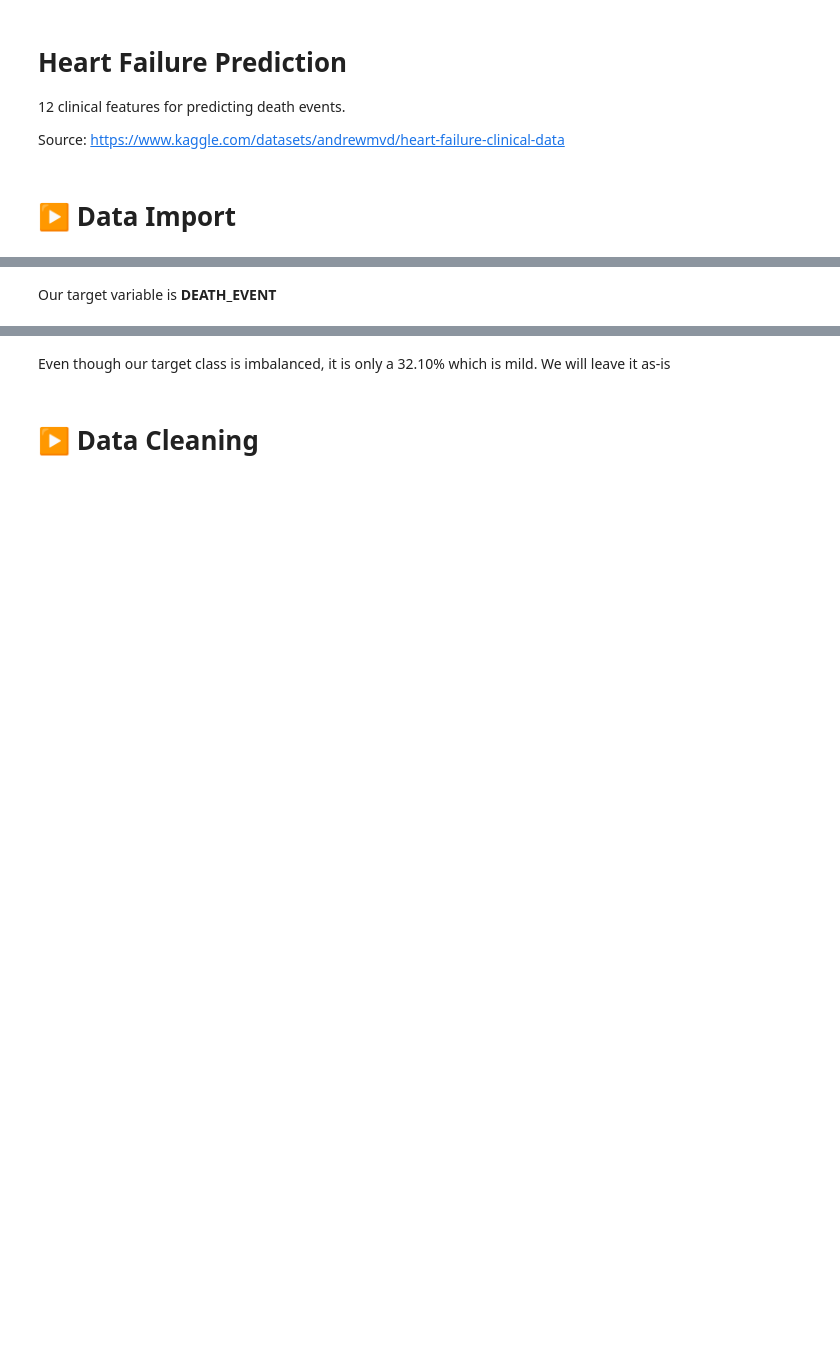
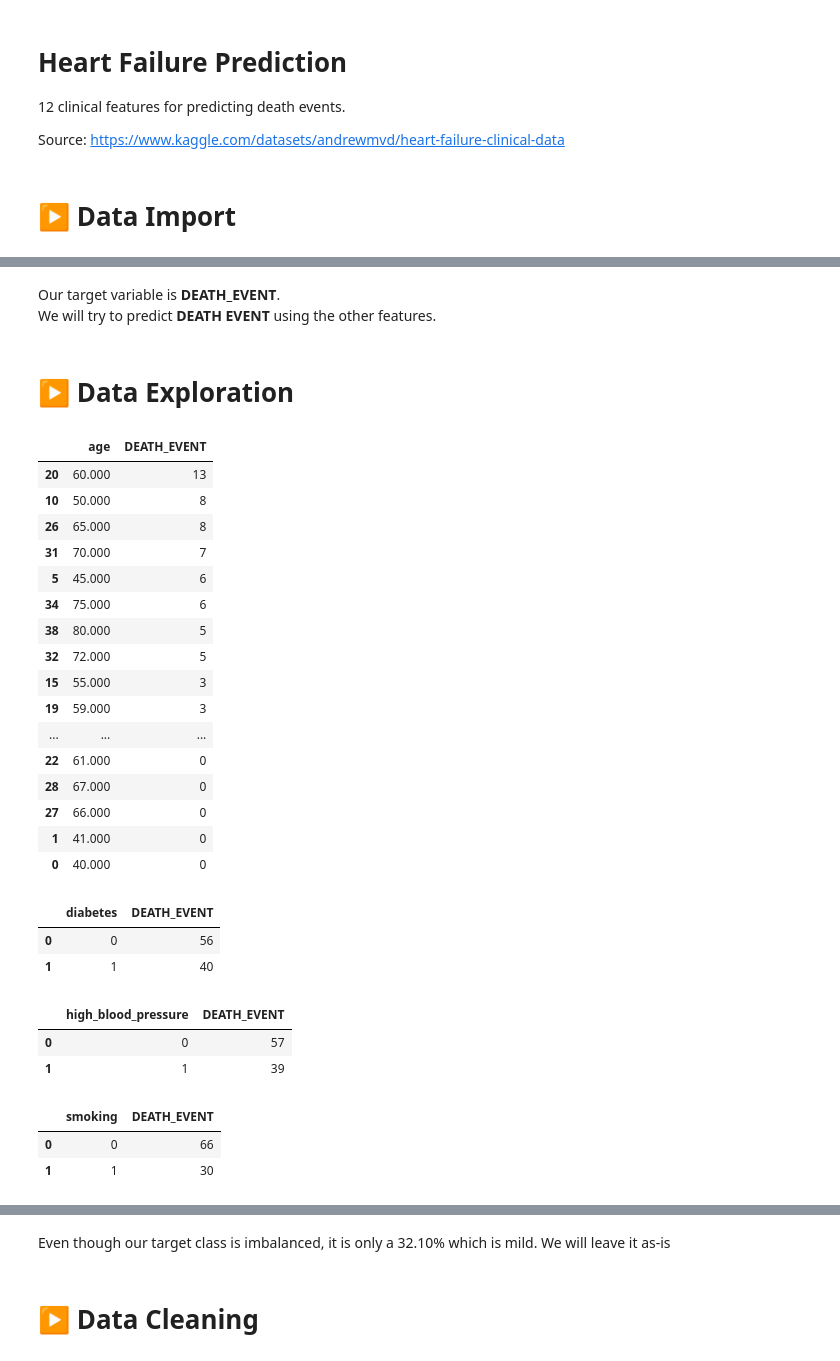
Before and after one commit to baderale/Heart-Failure-Prediction, a Jupyter notebook: Heart Failure Prediction.ipynb, the cells around one changed output, grey strips where cells are left out. Cells and saved outputs as stored; diff of their text form; code cells hidden in the pictures; blank space fills up the shorter version.

```diff
--- a/Heart Failure Prediction.ipynb
+++ b/Heart Failure Prediction.ipynb
@@ -27,5 +65,41 @@ df.shape
 # %% [markdown]
-Our target variable is **DEATH_EVENT**
+Our target variable is **DEATH_EVENT**.
+We will try to predict **DEATH EVENT** using the other features.
+# %% [markdown]
+# ▶  Data Exploration
+# %%
+# Grouping DEATH_EVENT by age
+df.groupby(['age'], as_index=False)['DEATH_EVENT'].sum().sort_values(by='DEATH_EVENT', ascending=False)
+df.groupby(['diabetes'], as_index=False)['DEATH_EVENT'].sum().sort_values(by='DEATH_EVENT', ascending=False)
+df.groupby(['high_blood_pressure'], as_index=False)['DEATH_EVENT'].sum().sort_values(by='DEATH_EVENT', ascending=False)
+df.groupby(['smoking'], as_index=False)['DEATH_EVENT'].sum().sort_values(by='DEATH_EVENT', ascending=False)
+# %% [output]
+|  | age | DEATH_EVENT |
+| 20 | 60.000 | 13 |
+| 10 | 50.000 | 8 |
+| 26 | 65.000 | 8 |
+| 31 | 70.000 | 7 |
+| 5 | 45.000 | 6 |
+| 34 | 75.000 | 6 |
+| 38 | 80.000 | 5 |
+| 32 | 72.000 | 5 |
+| 15 | 55.000 | 3 |
+| 19 | 59.000 | 3 |
+| ... | ... | ... |
+| 22 | 61.000 | 0 |
+| 28 | 67.000 | 0 |
+| 27 | 66.000 | 0 |
+| 1 | 41.000 | 0 |
+| 0 | 40.000 | 0 |
+|  | diabetes | DEATH_EVENT |
+| 0 | 0 | 56 |
+| 1 | 1 | 40 |
+|  | high_blood_pressure | DEATH_EVENT |
+| 0 | 0 | 57 |
+| 1 | 1 | 39 |
+|  | smoking | DEATH_EVENT |
+| 0 | 0 | 66 |
+| 1 | 1 | 30 |
 # %%
 # Visualize distribution of DEATH_EVENT
 sns.catplot(x='DEATH_EVENT', kind='count', data=df);
```
Also changed, not shown: parts of 6 cells of this notebook.
